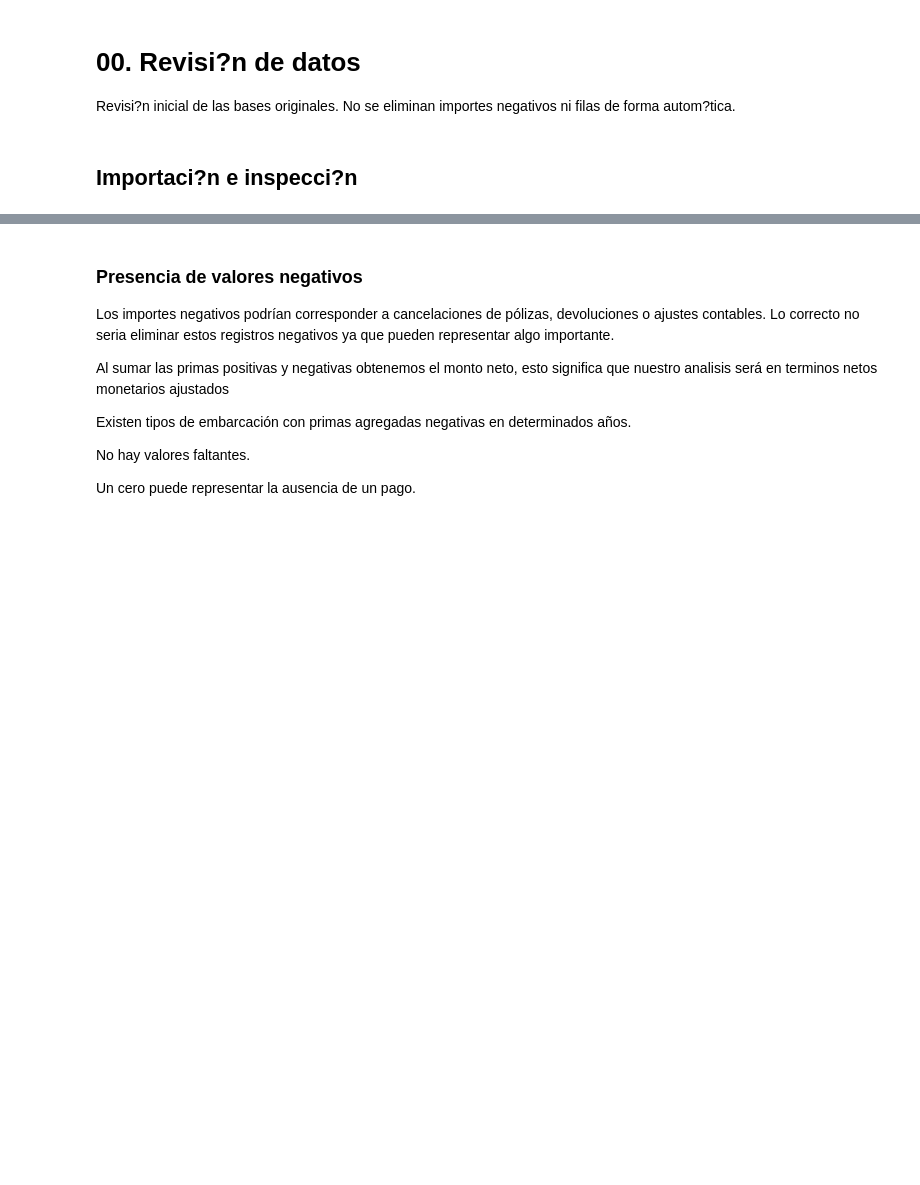
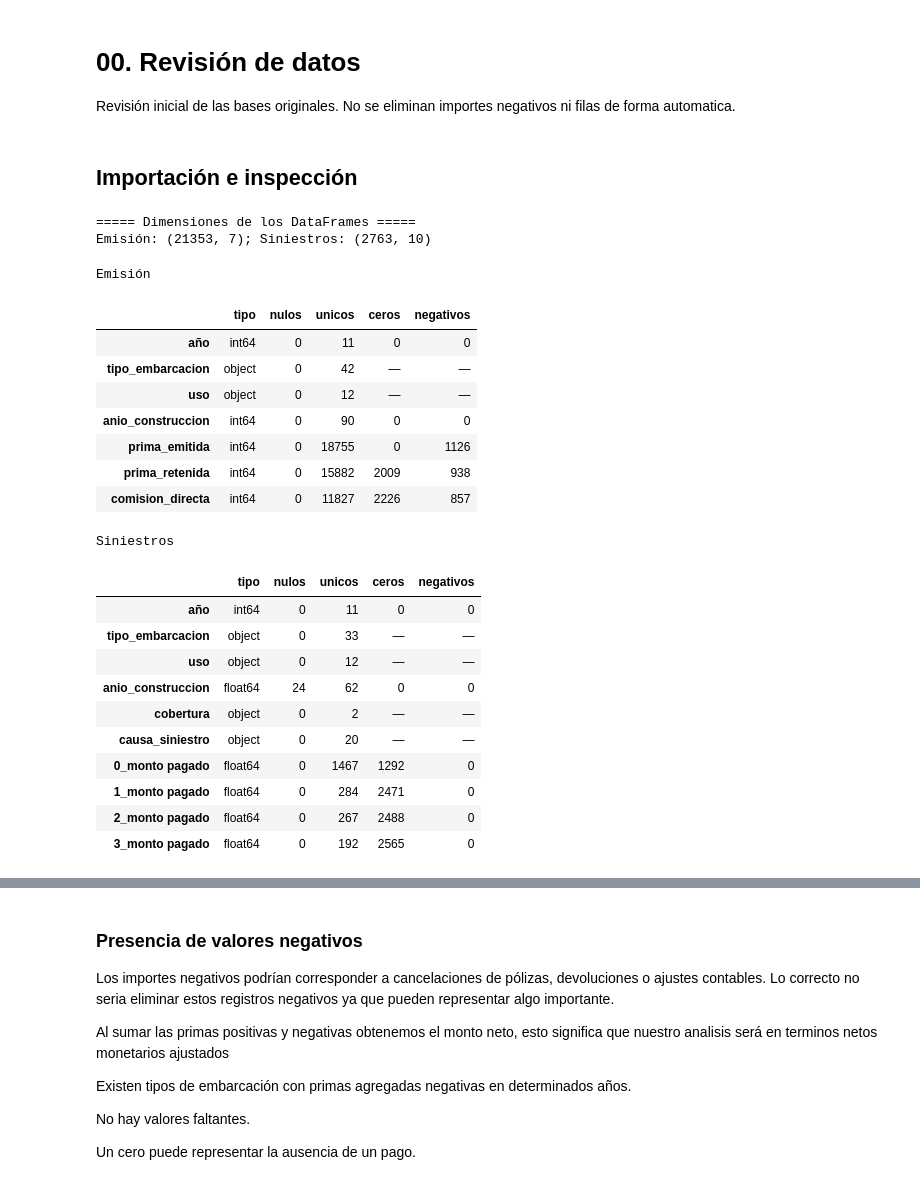
Before and after one commit to estebanto7/Repositorio_Reservas_Maritimas_Plantilla, a Jupyter notebook: notebooks/00_revision_datos.ipynb, the cells around one changed output, grey strips where cells are left out. Cells and saved outputs as stored; diff of their text form; code cells hidden in the pictures; blank space fills up the shorter version.

```diff
--- a/notebooks/00_revision_datos.ipynb
+++ b/notebooks/00_revision_datos.ipynb
@@ -1,6 +1,6 @@
 # %% [markdown]
-# 00. Revisi?n de datos
+# 00. Revisión de datos
 
-Revisi?n inicial de las bases originales. No se eliminan importes negativos ni filas de forma autom?tica.
+Revisión inicial de las bases originales. No se eliminan importes negativos ni filas de forma automatica.
 # %% [markdown]
-## Importaci?n e inspecci?n
+## Importación e inspección
@@ -22,22 +52,60 @@ REPORTS = ROOT / "reports"
 # %%
-from funciones_reservas import cargar_excel, normalizar_categorias, resumen_calidad
+# ------------------------------------------
+# 1.1.1 Importación de las bases de datos
+# ------------------------------------------
 
+# Importar las funciones de calidad y limpieza desde nuestro archivo de funciones
+from funciones_reservas import normalizar_categorias, resumen_calidad
+
+# Definir la ubicación del Excel original
 archivo = RAW / "2026 BASE RESERVAS.xlsx"
-df1 = cargar_excel(archivo, hoja="EMISION")
-df2 = cargar_excel(archivo, hoja="SINIESTRALIDAD")
-print(f"Emisi?n: {df1.shape}; Siniestros: {df2.shape}")
+
+# Cargar las hojas de emisión y siniestralidad como DataFrames
+df1 = pd.read_excel(archivo, sheet_name="EMISION")
+df2 = pd.read_excel(archivo, sheet_name="SINIESTRALIDAD")
+
+# Mostrar las dimensiones de ambas bases (filas, columnas)
+print("===== Dimensiones de los DataFrames =====")
+print(f"Emisión: {df1.shape}; Siniestros: {df2.shape}")
+# %% [output]
+===== Dimensiones de los DataFrames =====
+Emisión: (21353, 7); Siniestros: (2763, 10)
 # %%
+# ------------------------------------------
+# 1.1.2 Resumen de calidad de los datos
+# ------------------------------------------
+
 tablas = []
-for nombre, df in [("Emisi?n", df1), ("Siniestros", df2)]:
+for nombre, df in [("Emisión", df1), ("Siniestros", df2)]:
     resumen = resumen_calidad(df)
     tabla = f"""
     <div style="flex:1; min-width:0;">
         <h3>{nombre}</h3>
-        <p>Dimensiones: {df.shape[0]} filas ? {df.shape[1]} columnas</p>
-        <p>Duplicados completos: {df.duplicated().sum()}</p>
         {resumen.to_html()}
     </div>
     """
     tablas.append(tabla)
 display(HTML('<div style="display:flex; gap:30px; align-items:flex-start;">' + ''.join(tablas) + '</div>'))
+# %% [output]
+Emisión
+|  | tipo | nulos | unicos | ceros | negativos |
+| año | int64 | 0 | 11 | 0 | 0 |
+| tipo_embarcacion | object | 0 | 42 | — | — |
+| uso | object | 0 | 12 | — | — |
+| anio_construccion | int64 | 0 | 90 | 0 | 0 |
+| prima_emitida | int64 | 0 | 18755 | 0 | 1126 |
+| prima_retenida | int64 | 0 | 15882 | 2009 | 938 |
+| comision_directa | int64 | 0 | 11827 | 2226 | 857 |
+Siniestros
+|  | tipo | nulos | unicos | ceros | negativos |
+| año | int64 | 0 | 11 | 0 | 0 |
+| tipo_embarcacion | object | 0 | 33 | — | — |
+| uso | object | 0 | 12 | — | — |
+| anio_construccion | float64 | 24 | 62 | 0 | 0 |
+| cobertura | object | 0 | 2 | — | — |
+| causa_siniestro | object | 0 | 20 | — | — |
+| 0_monto pagado | float64 | 0 | 1467 | 1292 | 0 |
+| 1_monto pagado | float64 | 0 | 284 | 2471 | 0 |
+| 2_monto pagado | float64 | 0 | 267 | 2488 | 0 |
+| 3_monto pagado | float64 | 0 | 192 | 2565 | 0 |
 # %%
```
Also changed, not shown: parts of 6 cells of this notebook, 11 other files.
